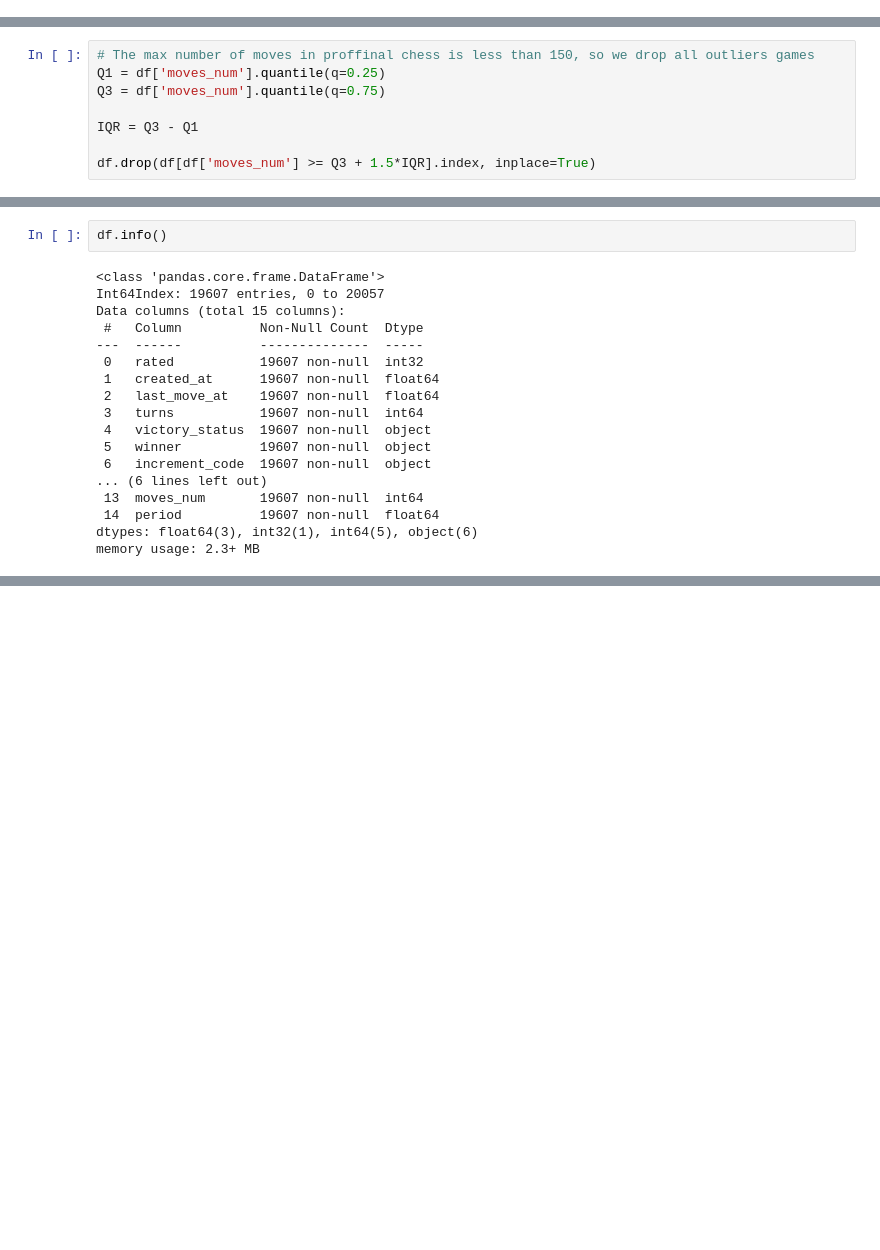
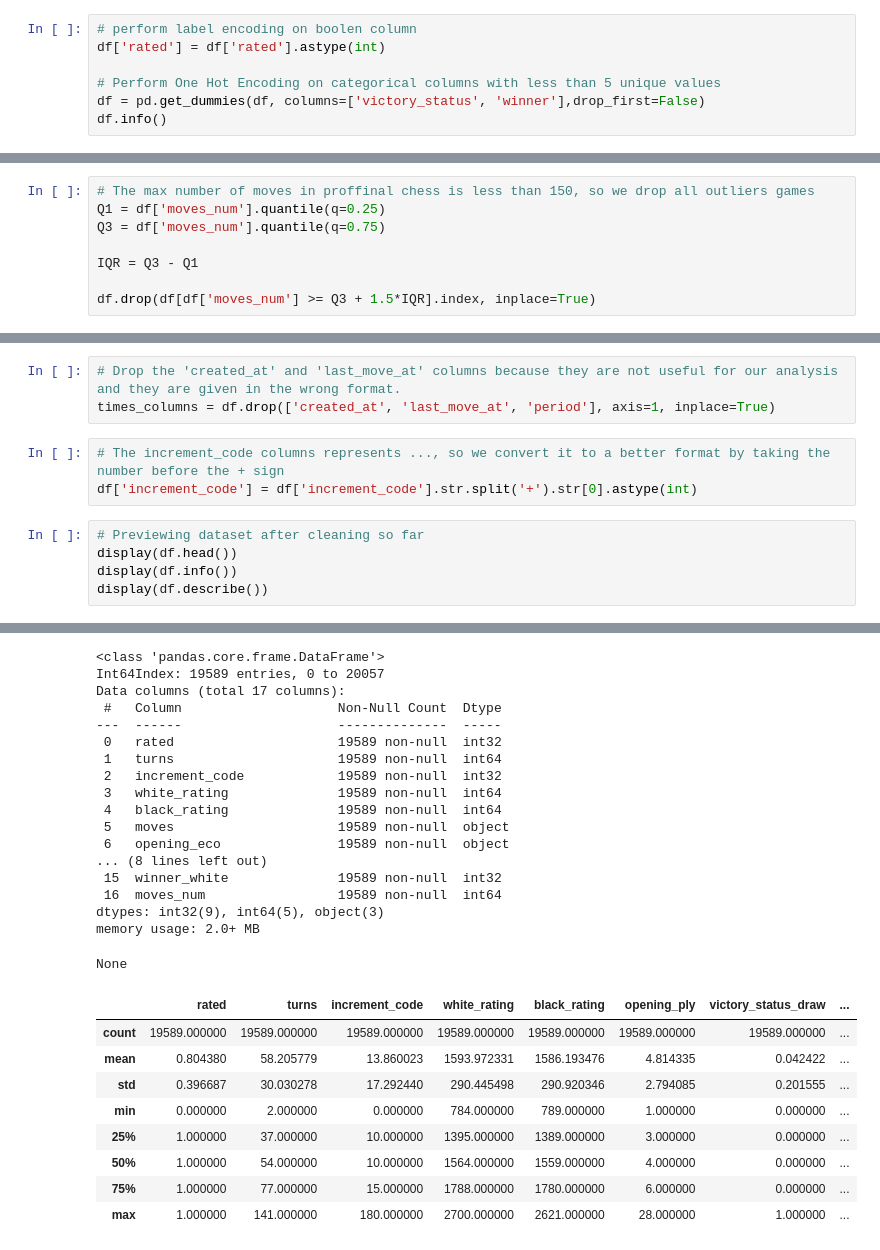
Before and after one commit to Sameer-13/Chess_Winner_Predictor, a Jupyter notebook: main.ipynb, the cells around one changed output, grey strips where cells are left out. Saved outputs shown, nothing was run; the diff lists cells and outputs as text; blank space fills up the shorter version.

```diff
--- a/main.ipynb
+++ b/main.ipynb
@@ -193,0 +162,7 @@ plt.show()
+# %%
+# perform label encoding on boolen column
+df['rated'] = df['rated'].astype(int)
+
+# Perform One Hot Encoding on categorical columns with less than 5 unique values
+df = pd.get_dummies(df, columns=['victory_status', 'winner'],drop_first=False)
+df.info()
@@ -224,23 +268,15 @@ sns.boxplot(y = 'period', x = 'rated', data = df)
 plt.show()
 # %% [output]
 [figure]
-# %%
-df.info()
-# %% [output]
-<class 'pandas.core.frame.DataFrame'>
-Int64Index: 19607 entries, 0 to 20057
-Data columns (total 15 columns):
- #   Column          Non-Null Count  Dtype
----  ------          --------------  -----
- 0   rated           19607 non-null  int32
- 1   created_at      19607 non-null  float64
- 2   last_move_at    19607 non-null  float64
- 3   turns           19607 non-null  int64
- 4   victory_status  19607 non-null  object
- 5   winner          19607 non-null  object
- 6   increment_code  19607 non-null  object
-... (6 lines left out)
- 13  moves_num       19607 non-null  int64
- 14  period          19607 non-null  float64
-dtypes: float64(3), int32(1), int64(5), object(6)
-memory usage: 2.3+ MB
+# %%
+# Drop the 'created_at' and 'last_move_at' columns because they are not useful for our analysis and they are given in the wrong format.
+times_columns = df.drop(['created_at', 'last_move_at', 'period'], axis=1, inplace=True)
+# %%
+# The increment_code columns represents ..., so we convert it to a better format by taking the number before the + sign
+df['increment_code'] = df['increment_code'].str.split('+').str[0].astype(int)
+# %%
+# Previewing dataset after cleaning so far
+display(df.head())
+display(df.info())
+display(df.describe())
+# %% [output]
@@ -246,0 +289,27 @@ memory usage: 2.3+ MB
+<class 'pandas.core.frame.DataFrame'>
+Int64Index: 19589 entries, 0 to 20057
+Data columns (total 17 columns):
+ #   Column                    Non-Null Count  Dtype
+---  ------                    --------------  -----
+ 0   rated                     19589 non-null  int32
+ 1   turns                     19589 non-null  int64
+ 2   increment_code            19589 non-null  int32
+ 3   white_rating              19589 non-null  int64
+ 4   black_rating              19589 non-null  int64
+ 5   moves                     19589 non-null  object
+ 6   opening_eco               19589 non-null  object
+... (8 lines left out)
+ 15  winner_white              19589 non-null  int32
+ 16  moves_num                 19589 non-null  int64
+dtypes: int32(9), int64(5), object(3)
+memory usage: 2.0+ MB
+None
+|  | rated | turns | increment_code | white_rating | black_rating | opening_ply | victory_status_draw | ... |
+| count | 19589.000000 | 19589.000000 | 19589.000000 | 19589.000000 | 19589.000000 | 19589.000000 | 19589.000000 | ... |
+| mean | 0.804380 | 58.205779 | 13.860023 | 1593.972331 | 1586.193476 | 4.814335 | 0.042422 | ... |
+| std | 0.396687 | 30.030278 | 17.292440 | 290.445498 | 290.920346 | 2.794085 | 0.201555 | ... |
+| min | 0.000000 | 2.000000 | 0.000000 | 784.000000 | 789.000000 | 1.000000 | 0.000000 | ... |
+| 25% | 1.000000 | 37.000000 | 10.000000 | 1395.000000 | 1389.000000 | 3.000000 | 0.000000 | ... |
+| 50% | 1.000000 | 54.000000 | 10.000000 | 1564.000000 | 1559.000000 | 4.000000 | 0.000000 | ... |
+| 75% | 1.000000 | 77.000000 | 15.000000 | 1788.000000 | 1780.000000 | 6.000000 | 0.000000 | ... |
+| max | 1.000000 | 141.000000 | 180.000000 | 2700.000000 | 2621.000000 | 28.000000 | 1.000000 | ... |
```
Also changed, not shown: parts of 28 cells of this notebook.
